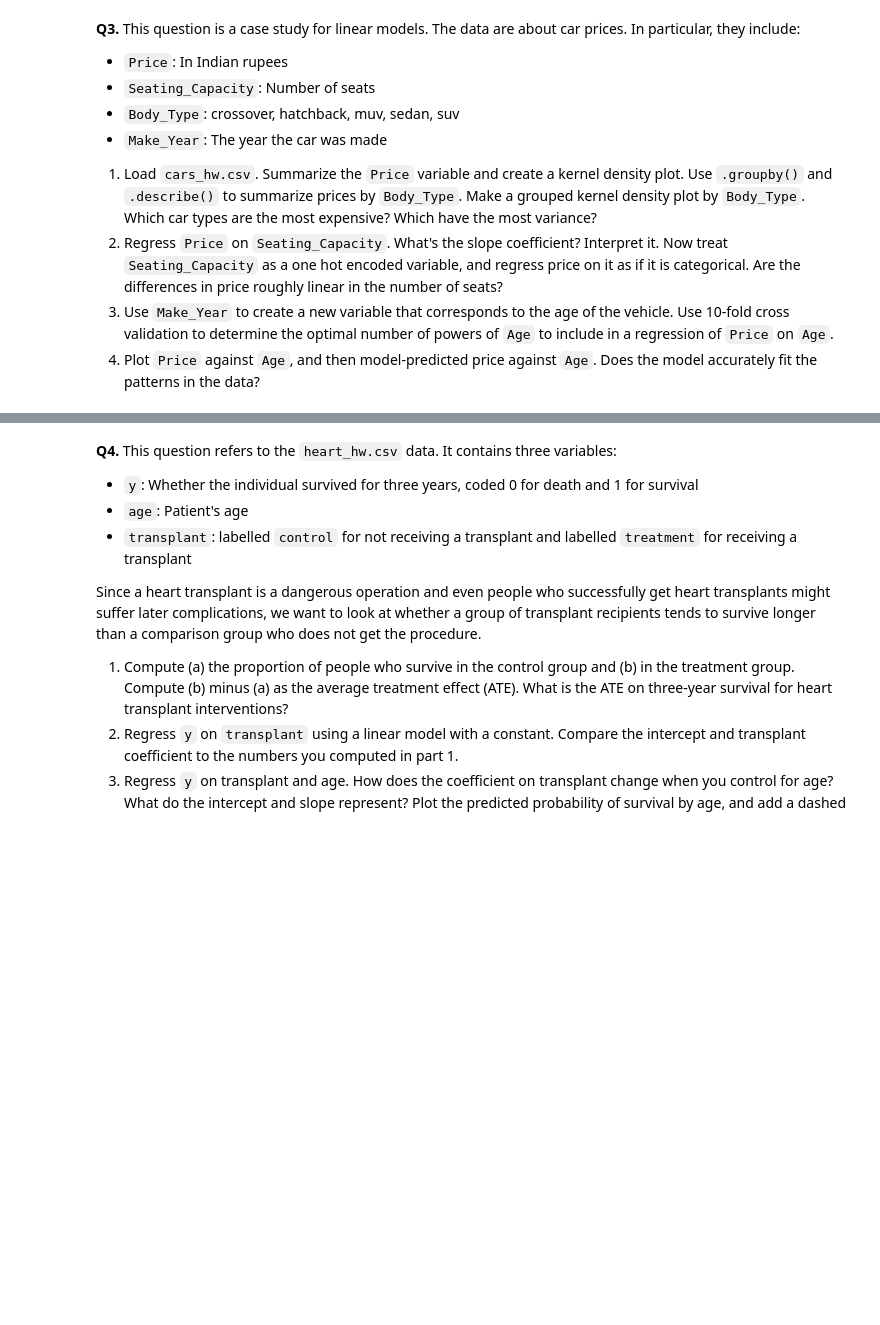
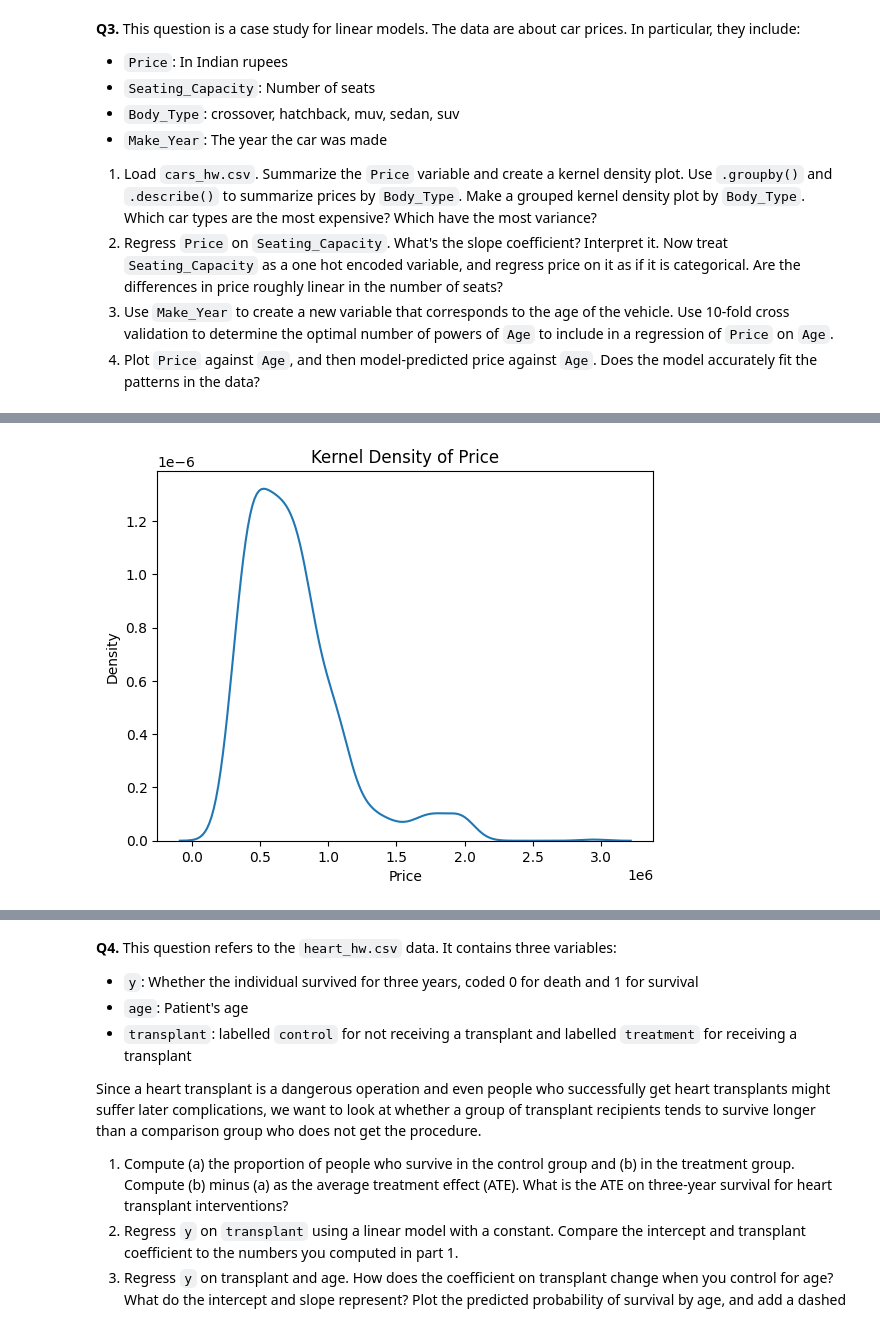
Before and after one commit to AustinChinn03/assignments, a Jupyter notebook: 03_assignment_linear_models.ipynb, the cells around one changed output, grey strips where cells are left out. Cells and saved outputs as stored; diff of their text form; code cells hidden in the pictures; blank space fills up the shorter version.

```diff
--- a/03_assignment_linear_models.ipynb
+++ b/03_assignment_linear_models.ipynb
@@ -248,3 +268,11 @@ Model C MSE: 21045.456149618978
   2. Regress `Price` on `Seating_Capacity`. What's the slope coefficient? Interpret it. Now treat `Seating_Capacity` as a one hot encoded variable, and regress price on it as if it is categorical. Are the differences in price roughly linear in the number of seats?
   3. Use `Make_Year` to create a new variable that corresponds to the age of the vehicle. Use 10-fold cross validation to determine the optimal number of powers of `Age` to include in a regression of `Price` on `Age`.
   4. Plot `Price` against `Age`, and then model-predicted price against `Age`. Does the model accurately fit the patterns in the data?
+# %%
+# Q3.1
+
+from sklearn.preprocessing import PolynomialFeatures
+
+# Load Data
+cars = pd.DataFrame(pd.read_csv('./cars_hw.csv'))
+cars.head()
@@ -250,0 +300,7 @@ Model C MSE: 21045.456149618978
+# %%
+# Price density ungrouped
+sns.kdeplot(cars["Price"])
+plt.title("Kernel Density of Price")
+plt.show()
+# %% [output]
+[figure, added]
```
Also changed, not shown: parts of 22 cells of this notebook.
